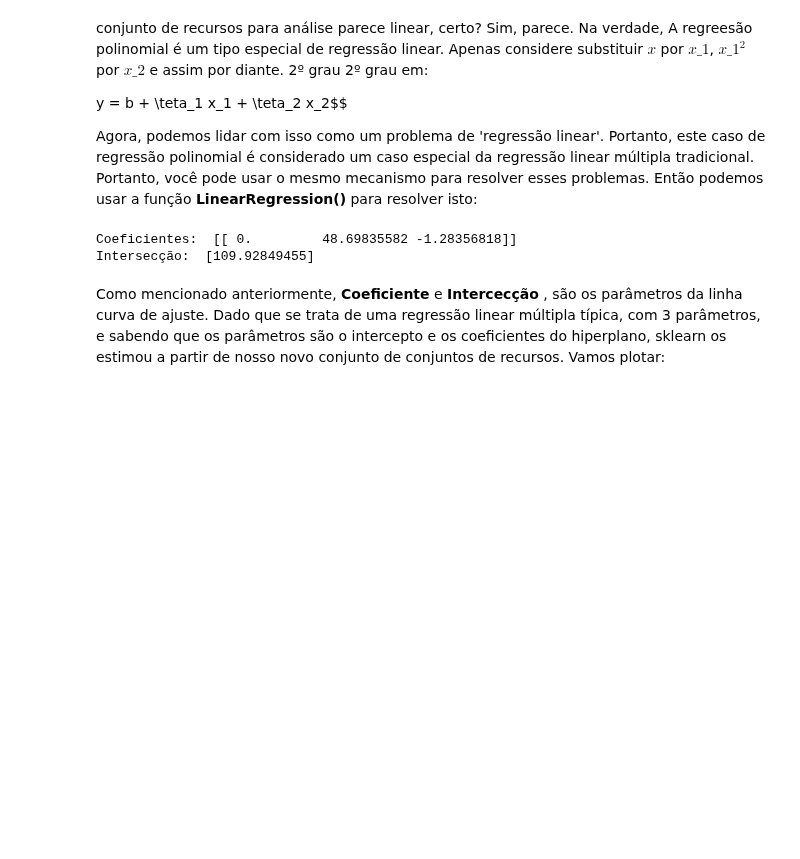
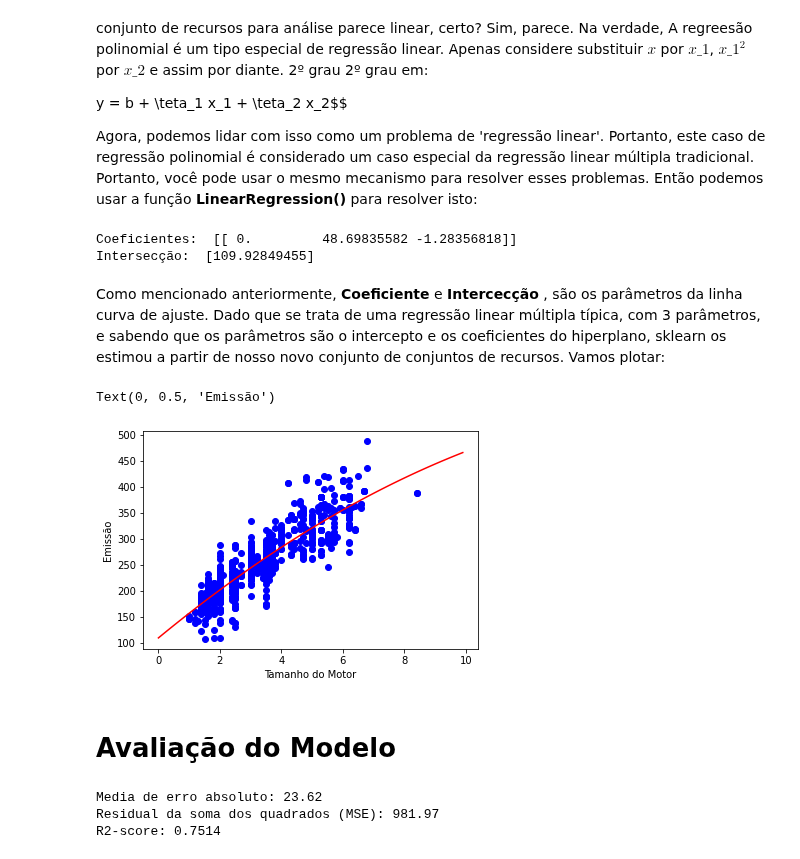
Before and after one commit to kauebr/Machine-Learning-Projects-IBM, a Jupyter notebook: Regressão polinomial/Regressao polinomial.ipynb, the cells around one changed output. Cells and saved outputs as stored; diff of their text form; code cells hidden in the pictures; blank space fills up the shorter version.

```diff
--- a/Regressão polinomial/Regressao polinomial.ipynb
+++ b/Regressão polinomial/Regressao polinomial.ipynb
@@ -150,3 +150,28 @@ Intersecção:  [109.92849455]
 # %% [markdown]
 Como mencionado anteriormente, **Coeficiente** e **Intercecção** , são os parâmetros da linha curva de ajuste.
 Dado que se trata de uma regressão linear múltipla típica, com 3 parâmetros, e sabendo que os parâmetros são o intercepto e os coeficientes do hiperplano, sklearn os estimou a partir de nosso novo conjunto de conjuntos de recursos. Vamos plotar:
+# %%
+plt.scatter(train.ENGINESIZE, train.CO2EMISSIONS,  color='blue')
+XX = np.arange(0.0, 10.0, 0.1)
+yy = clf.intercept_[0]+ clf.coef_[0][1]*XX+ clf.coef_[0][2]*np.power(XX, 2)
+plt.plot(XX, yy, '-r' )
+plt.xlabel("Tamanho do Motor")
+plt.ylabel("Emissão")
+# %% [output]
+Text(0, 0.5, 'Emissão')
+[figure, added]
+# %% [markdown]
+# Avaliação do Modelo
+# %%
+from sklearn.metrics import r2_score
+
+test_x_poly = poly.transform(test_x)
+test_y_ = clf.predict(test_x_poly)
+
+print("Media de erro absoluto: %.2f" % np.mean(np.absolute(test_y_ - test_y)))
+print("Residual da soma dos quadrados (MSE): %.2f" % np.mean((test_y_ - test_y) ** 2))
+print("R2-score: %.4f" % r2_score(test_y,test_y_ ) )
+# %% [output]
+Media de erro absoluto: 23.62
+Residual da soma dos quadrados (MSE): 981.97
+R2-score: 0.7514
```
Also changed, not shown: parts of 2 cells of this notebook.
